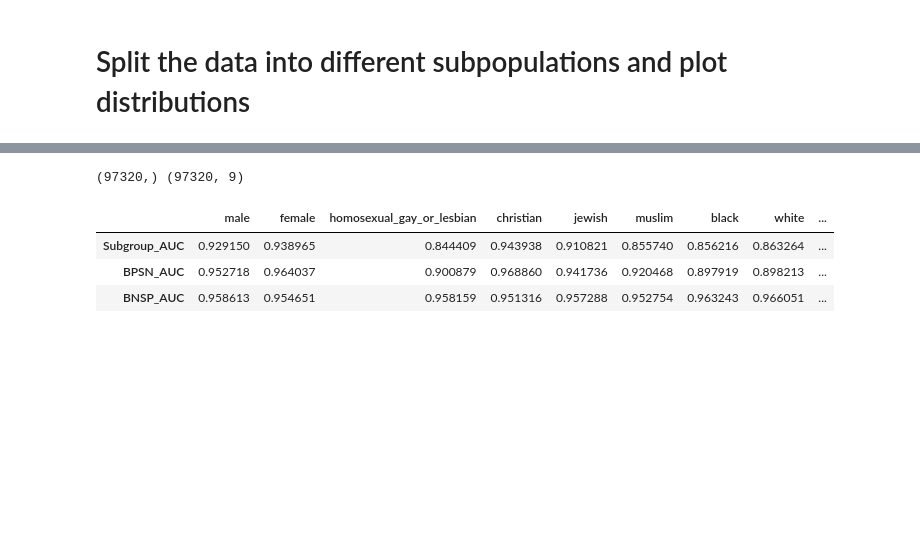
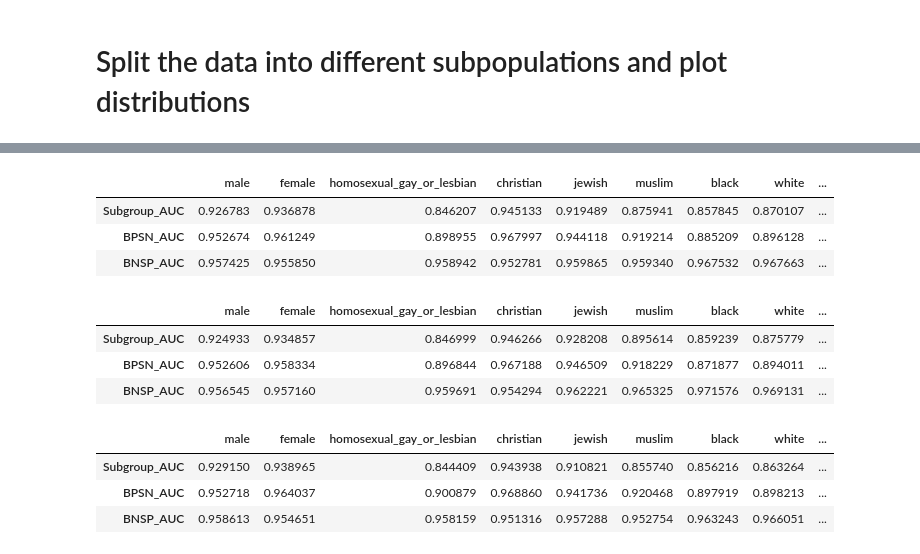
Before and after one commit to robinhad/toxicity-analysis, a Jupyter notebook: outcomes_dkushn.ipynb, the cells around one changed output, grey strips where cells are left out. Saved outputs shown, nothing was run; the diff lists cells and outputs as text; code cells hidden in the pictures; blank space fills up the shorter version.

```diff
--- a/outcomes_dkushn.ipynb
+++ b/outcomes_dkushn.ipynb
@@ -744,25 +719,39 @@ for key, df in test_data.items():
 # case B:
 labels = identity_columns
 
-test_y_identity_binary = (test[labels].values >= 0.5).astype(int)
-test_y_binary = (test['toxicity'].values >= 0.5).astype(int)
-print( test_y_binary.shape, test_y_identity_binary.shape )
+bias_metrics = {}
+overall_auc = {}
+for key, df in test_data.items():
+    bias_metrics[key] = {}
+    test_y_identity_binary = (df[labels].values >= 0.5).astype(int)
+    test_y_binary = (df['toxicity'].values >= 0.5).astype(int)
+    evaluator = JigsawEvaluator(test_y_binary, test_y_identity_binary)
 
-evaluator = JigsawEvaluator(test_y_binary, test_y_identity_binary)
+    test_nan_mask = df == '_##_'
+    assert test_nan_mask.values.sum() == 0
 
-test_nan_mask = test_x == '_##_'
-assert test_nan_mask.sum() == 0
-
-overall_auc = evaluator._calculate_overall_auc(test["prediction"])
-overall_auc
-
-bias_metrics = evaluator.compute_bias_metrics_for_model(test["prediction"])
-bias_metrics_df = pd.DataFrame(bias_metrics, index=["Subgroup_AUC", "BPSN_AUC", "BNSP_AUC"], columns=labels)
-bias_metrics_df
+    overall_auc[key] = evaluator._calculate_overall_auc(df["prediction"])
+    bias_metrics_dict = evaluator.compute_bias_metrics_for_model(df["prediction"])
+    bias_metrics[key] = pd.DataFrame(bias_metrics_dict, index=["Subgroup_AUC", "BPSN_AUC", "BNSP_AUC"], columns=labels)
-# %% [output]
-(97320,) (97320, 9)
-|  | male | female | homosexual_gay_or_lesbian | christian | jewish | muslim | black | white | ... |
-| Subgroup_AUC | 0.929150 | 0.938965 | 0.844409 | 0.943938 | 0.910821 | 0.855740 | 0.856216 | 0.863264 | ... |
-| BPSN_AUC | 0.952718 | 0.964037 | 0.900879 | 0.968860 | 0.941736 | 0.920468 | 0.897919 | 0.898213 | ... |
-| BNSP_AUC | 0.958613 | 0.954651 | 0.958159 | 0.951316 | 0.957288 | 0.952754 | 0.963243 | 0.966051 | ... |
+# %%
+bias_metrics['combined']
+# %% [output]
+|  | male | female | homosexual_gay_or_lesbian | christian | jewish | muslim | black | white | ... |
+| Subgroup_AUC | 0.926783 | 0.936878 | 0.846207 | 0.945133 | 0.919489 | 0.875941 | 0.857845 | 0.870107 | ... |
+| BPSN_AUC | 0.952674 | 0.961249 | 0.898955 | 0.967997 | 0.944118 | 0.919214 | 0.885209 | 0.896128 | ... |
+| BNSP_AUC | 0.957425 | 0.955850 | 0.958942 | 0.952781 | 0.959865 | 0.959340 | 0.967532 | 0.967663 | ... |
+# %%
+bias_metrics['public']
+# %% [output]
+|  | male | female | homosexual_gay_or_lesbian | christian | jewish | muslim | black | white | ... |
+| Subgroup_AUC | 0.924933 | 0.934857 | 0.846999 | 0.946266 | 0.928208 | 0.895614 | 0.859239 | 0.875779 | ... |
+| BPSN_AUC | 0.952606 | 0.958334 | 0.896844 | 0.967188 | 0.946509 | 0.918229 | 0.871877 | 0.894011 | ... |
+| BNSP_AUC | 0.956545 | 0.957160 | 0.959691 | 0.954294 | 0.962221 | 0.965325 | 0.971576 | 0.969131 | ... |
+# %%
+bias_metrics['private']
+# %% [output]
+|  | male | female | homosexual_gay_or_lesbian | christian | jewish | muslim | black | white | ... |
+| Subgroup_AUC | 0.929150 | 0.938965 | 0.844409 | 0.943938 | 0.910821 | 0.855740 | 0.856216 | 0.863264 | ... |
+| BPSN_AUC | 0.952718 | 0.964037 | 0.900879 | 0.968860 | 0.941736 | 0.920468 | 0.897919 | 0.898213 | ... |
+| BNSP_AUC | 0.958613 | 0.954651 | 0.958159 | 0.951316 | 0.957288 | 0.952754 | 0.963243 | 0.966051 | ... |
 # %%
```
Also changed, not shown: parts of 16 cells of this notebook.
